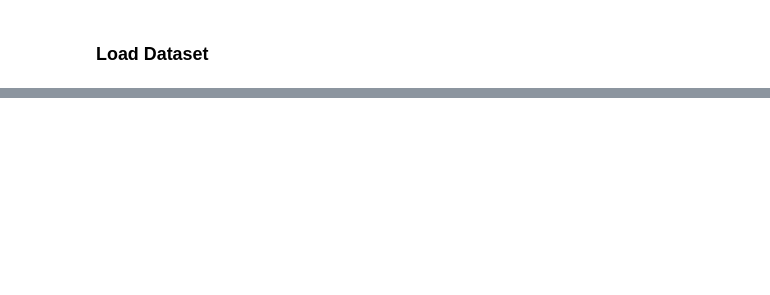
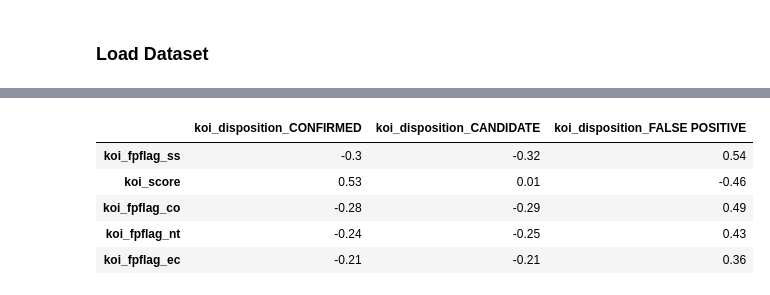
Before and after one commit to JamesMcGuigan/dataset-kepler, a Jupyter notebook: 12_Disposition.ipynb, the cells around one changed output, grey strips where cells are left out. Drawn from its saved outputs; the diff is of its cells as text; code cells hidden in the pictures; blank space fills up the shorter version.

```diff
--- a/12_Disposition.ipynb
+++ b/12_Disposition.ipynb
@@ -58,0 +103,35 @@ onehot_dataset
+# %%
+koi_disposition_columns = ['koi_disposition_CONFIRMED','koi_disposition_CANDIDATE','koi_disposition_FALSE POSITIVE']
+
+def onehot_flag_corr( regex='koi_disposition_|koi_score|koi_fpflag_|koi_comment_' ) -> pd.DataFrame:
+    onehot_flag_corr = (
+        onehot_dataset
+            .filter(regex=regex).astype('int32')
+            .corr()
+            .filter(regex='koi_disposition_')
+            .apply(lambda x: round(x, 2))
+            .drop( onehot_dataset.filter(regex='koi_disposition_', axis=1) )
+    )
+
+    # Sort by maximum absolute correlation, and reorder columns in conceptual order
+    onehot_flag_corr = onehot_flag_corr.reindex(
+        columns=koi_disposition_columns,
+        index=onehot_flag_corr
+            .abs()
+            .max(axis=1)
+            .sort_values(ascending=False)
+            .index
+    )
+    return onehot_flag_corr
+
+def display_corr( corr: pd.DataFrame ) -> pd.io.formats.style.Styler:
+    display( corr.style.background_gradient(cmap='coolwarm', high=0.1, low=-0.1) )
+# %%
+display_corr( onehot_flag_corr('koi_disposition_|koi_fpflag_|koi_score') )
+# %% [output]
+|  | koi_disposition_CONFIRMED | koi_disposition_CANDIDATE | koi_disposition_FALSE POSITIVE |
+| koi_fpflag_ss | -0.3 | -0.32 | 0.54 |
+| koi_score | 0.53 | 0.01 | -0.46 |
+| koi_fpflag_co | -0.28 | -0.29 | 0.49 |
+| koi_fpflag_nt | -0.24 | -0.25 | 0.43 |
+| koi_fpflag_ec | -0.21 | -0.21 | 0.36 |
```
Also changed, not shown: parts of 12 cells of this notebook, 2 other files.
